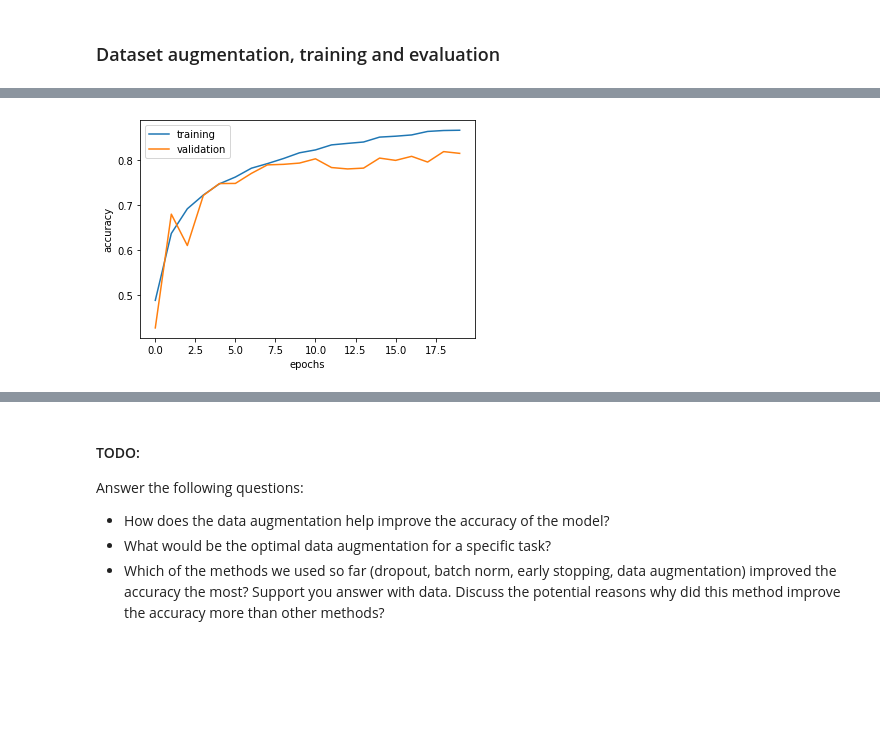
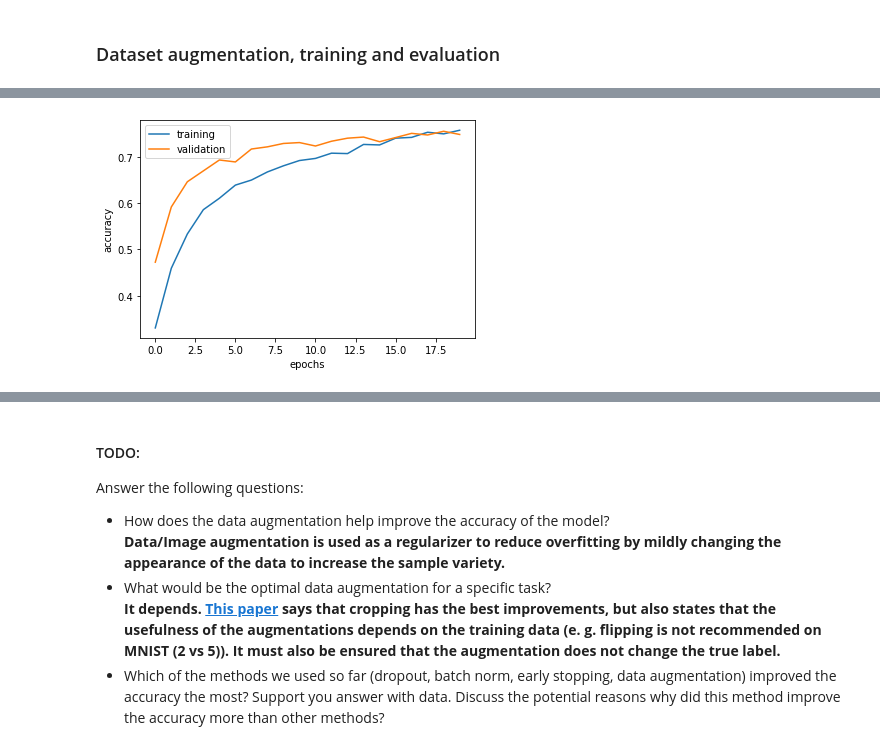
Before and after one commit to CronJorian/ai-lab, a Jupyter notebook: cv/notebooks/cv_3_cifar10.ipynb, the cells around one changed output, grey strips where cells are left out. Saved outputs shown, nothing was run; the diff lists cells and outputs as text; code cells hidden in the pictures; blank space fills up the shorter version.

```diff
--- a/cv/notebooks/cv_3_cifar10.ipynb
+++ b/cv/notebooks/cv_3_cifar10.ipynb
@@ -442,7 +451,7 @@ def plot_images(dataset, n_images, samples_per_image):
 
 dataset = tf.data.Dataset.from_tensor_slices(train_images).take(8)
 
-augmentations = [flip, color, contrast, flop, brightness, rotate]
+augmentations = [flip, color, contrast, flop, brightness, rotate, crop]
 
 for f in augmentations:
     # NOTE: we are aplying the transformation 75% of the time
@@ -500,11 +509,11 @@ Epoch 20/20
 # %%
 # TODO: plot the training and validation accuracy over epochs
-plot_from_history(ext_history)
+plot_from_history(history)
 
 # Print the test accuracy after training
 # NOTE: The test accuracy of our model with data augmentation (including your
 # added augmentations) should be at least above 0.745
 test_loss, test_acc = aug_model.evaluate(test_images,  test_labels, verbose=2)
 print(test_acc)
 # %% [output]
-[figure, old version]
+[figure, new version]
@@ -516,5 +525,7 @@ print(test_acc)
 Answer the following questions:
 
 - How does the data augmentation help improve the accuracy of the model?
+  **Data/Image augmentation is used as a regularizer to reduce overfitting by mildly changing the appearance of the data to increase the sample variety.**
 - What would be the optimal data augmentation for a specific task?
+  **It depends. [This paper](https://journalofbigdata.springeropen.com/counter/pdf/10.1186/s40537-019-0197-0.pdf) says that cropping has the best improvements, but also states that the usefulness of the augmentations depends on the training data (e. g. flipping is not recommended on MNIST (2 vs 5)). It must also be ensured that the augmentation does not change the true label.**
 - Which of the methods we used so far (dropout, batch norm, early stopping, data augmentation) improved the accuracy the most? Support you answer with data. Discuss the potential reasons why did this method improve the accuracy more than other methods?
```
Also changed, not shown: parts of 12 cells of this notebook.
